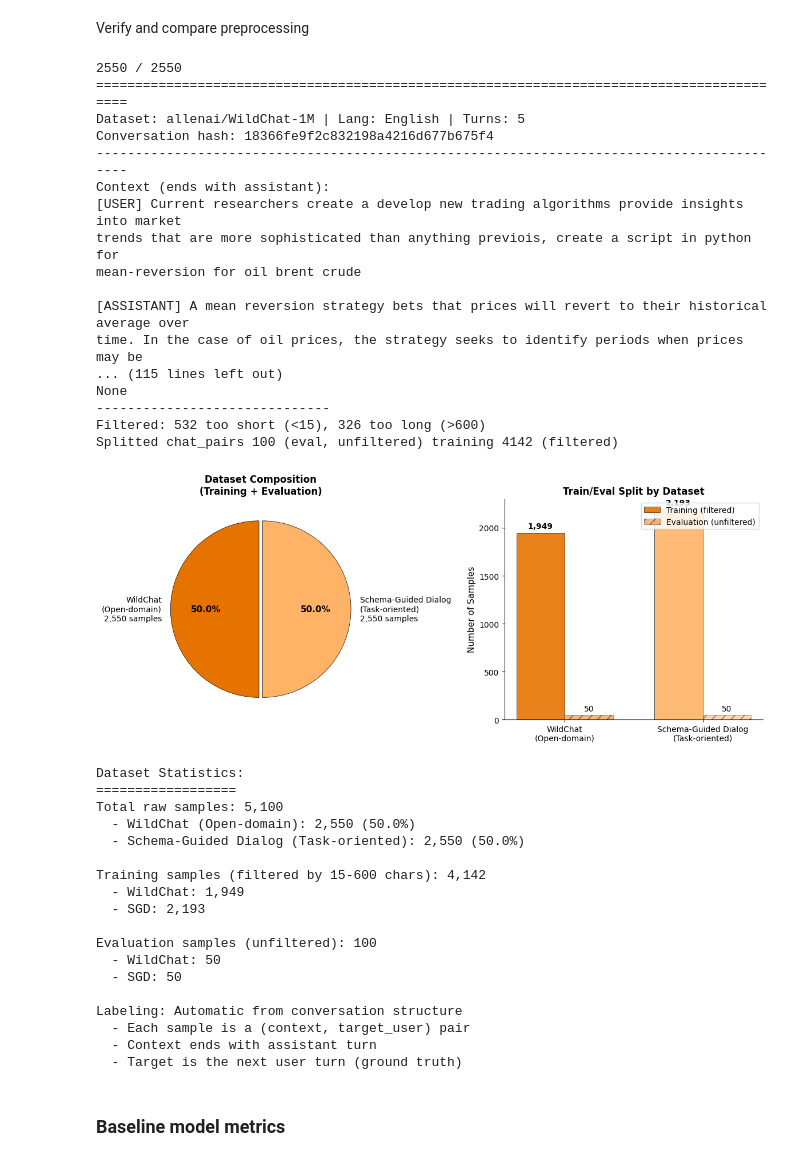
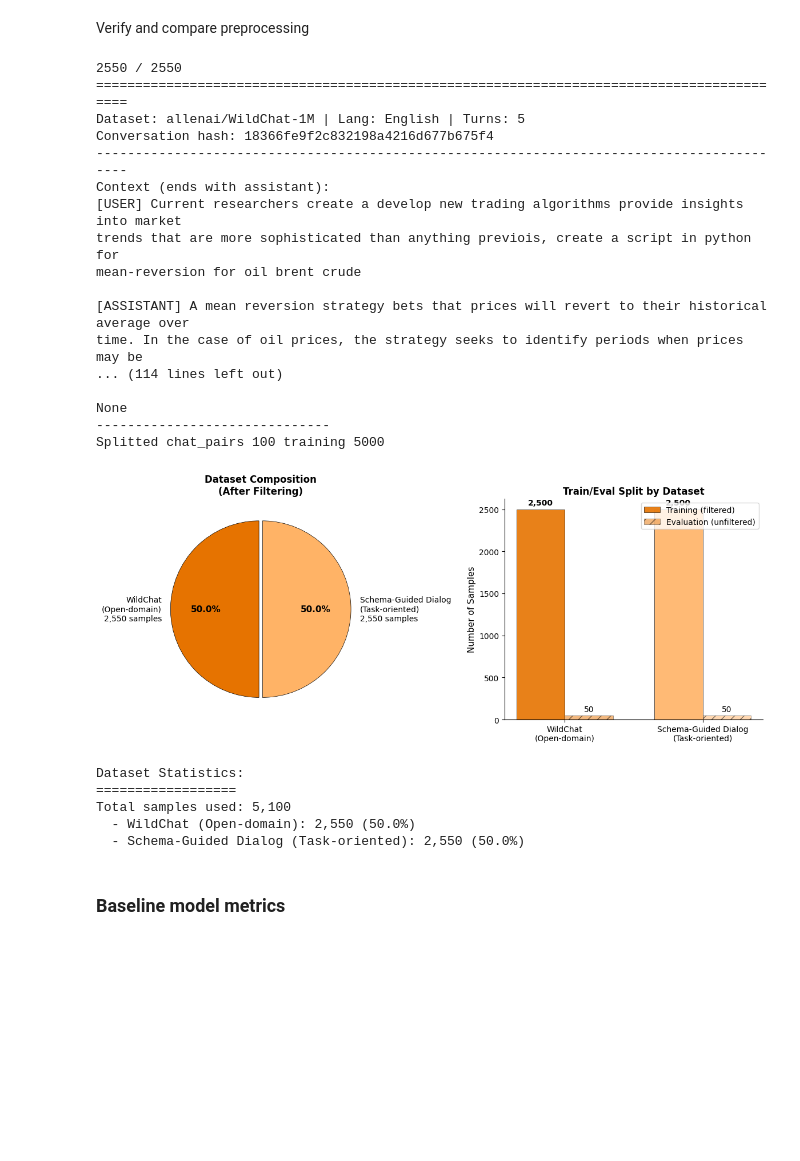
Before and after one commit to Prof-it/user_turn_lora, a Jupyter notebook: UserTurnLoRA.ipynb, the cells around one changed output. Saved outputs shown, nothing was run; the diff lists cells and outputs as text; code cells hidden in the pictures; blank space fills up the shorter version.

```diff
--- a/UserTurnLoRA.ipynb
+++ b/UserTurnLoRA.ipynb
@@ -130,7 +147,7 @@ def extract_pairs(pairs):
 Load and process the WildChat-1M and Schema-Guided Dialogue datasets, extracting assistant/system to user turn pairs and filtering invalid turns.
 # %%
 # Load 1% and process WildChat-1M dataset
-wildchat_dataset = load_dataset("allenai/WildChat-1M", split="train[:10%]")
+wildchat_dataset = load_dataset("allenai/WildChat-1M", split="train[:15%]")
 
 print(f"""
 Items loaded {len(wildchat_dataset)}
@@ -238,7 +255,7 @@ for i, conversation in enumerate(wildchat_dataset):
             wildchat_processed_pairs.append(processed_example)
 # %%
 # Load 1% and process GEM/schema_guided_dialog
-sgd_dataset = load_dataset("GEM/schema_guided_dialog", split="train[:15%]", revision="refs/convert/parquet")
+sgd_dataset = load_dataset("GEM/schema_guided_dialog", split="train[:25%]", revision="refs/convert/parquet")
 
 print(f"""
 Items loaded {len(sgd_dataset)}
@@ -374,32 +391,9 @@ print("-"*30)
 
 # Split into eval (chat_pairs) and training sets
 chat_pairs = processed_pairs[:NUM_CONVS_TO_PROCESS]
-training_pairs_raw = processed_pairs[NUM_CONVS_TO_PROCESS:TOTAL_CONVS]
+training_pairs = processed_pairs[NUM_CONVS_TO_PROCESS:TOTAL_CONVS]
 
-# Apply char length filtering to training data only (eval stays untouched/realistic)
-MIN_TARGET_CHARS = 15
-MAX_TARGET_CHARS = 600
-
-def filter_by_target_length(pairs, min_chars, max_chars):
-    """Filter pairs by target_user character length. Returns filtered list and stats."""
-    filtered = []
-    filtered_short = 0
-    filtered_long = 0
-    for ex in pairs:
-        tgt = (ex.get("target_user") or "").strip()
-        if len(tgt) < min_chars:
-            filtered_short += 1
-            continue
-        if len(tgt) > max_chars:
-            filtered_long += 1
-            continue
-        filtered.append(ex)
-    print(f"Filtered: {filtered_short} too short (<{min_chars}), {filtered_long} too long (>{max_chars})")
-    return filtered
-
-training_pairs = filter_by_target_length(training_pairs_raw, MIN_TARGET_CHARS, MAX_TARGET_CHARS)
-
-print(f"Splitted chat_pairs {len(chat_pairs)} (eval, unfiltered) training {len(training_pairs)} (filtered)")
+print(f"Splitted chat_pairs {len(chat_pairs)} training {len(training_pairs)}")
 # %% [output]
 2550 / 2550
 ==========================================================================================
@@ -413,11 +407,11 @@ mean-reversion for oil brent crude
 
 [ASSISTANT] A mean reversion strategy bets that prices will revert to their historical average over
 time. In the case of oil prices, the strategy seeks to identify periods when prices may be
-... (115 lines left out)
+... (114 lines left out)
+
 None
 ------------------------------
-Filtered: 532 too short (<15), 326 too long (>600)
-Splitted chat_pairs 100 (eval, unfiltered) training 4142 (filtered)
+Splitted chat_pairs 100 training 5000
 # %%
 ### Dataset Composition Visualization
 # Visualize the dataset split between WildChat (Open-domain) and Schema-Guided Dialog (Task-oriented)
@@ -493,60 +487,39 @@ for bar in bars1:
                 xytext=(0, 3), textcoords="offset points",
                 ha='center', va='bottom', fontsize=10, fontweight='bold')
 
 for bar in bars2:
     height = bar.get_height()
     ax2.annotate(f'{int(height):,}',
                 xy=(bar.get_x() + bar.get_width() / 2, height),
                 xytext=(0, 3), textcoords="offset points",
                 ha='center', va='bottom', fontsize=10)
 
 ax2.set_ylabel('Number of Samples', fontsize=11)
 ax2.set_xticks(x)
 ax2.set_xticklabels(['WildChat\n(Open-domain)', 'Schema-Guided Dialog\n(Task-oriented)'], fontsize=10)
 ax2.legend(loc='upper right', fontsize=10)
 ax2.spines['top'].set_visible(False)
 ax2.spines['right'].set_visible(False)
 ax2.set_title("Train/Eval Split by Dataset", fontsize=12, fontweight='bold')
 
 plt.tight_layout()
 plt.savefig("dataset_composition.png", dpi=150, bbox_inches='tight', facecolor='white')
 plt.show()
 
 print(f"""
 Dataset Statistics:
 ==================
 Total samples used: {total_used:,}
   - WildChat (Open-domain): {total_wildchat:,} ({total_wildchat/total_used*100:.1f}%)
   - Schema-Guided Dialog (Task-oriented): {total_sgd:,} ({total_sgd/total_used*100:.1f}%)
-
-Training samples (filtered by {MIN_TARGET_CHARS}-{MAX_TARGET_CHARS} chars): {train_wildchat + train_sgd:,}
-  - WildChat: {train_wildchat:,}
-  - SGD: {train_sgd:,}
-
-Evaluation samples (unfiltered): {eval_wildchat + eval_sgd:,}
-  - WildChat: {eval_wildchat:,}
-  - SGD: {eval_sgd:,}
 """)
 # %% [output]
-[figure, old version]
+[figure, new version]
 Dataset Statistics:
 ==================
-Total raw samples: 5,100
+Total samples used: 5,100
   - WildChat (Open-domain): 2,550 (50.0%)
   - Schema-Guided Dialog (Task-oriented): 2,550 (50.0%)
-
-Training samples (filtered by 15-600 chars): 4,142
-  - WildChat: 1,949
-  - SGD: 2,193
-
-Evaluation samples (unfiltered): 100
-  - WildChat: 50
-  - SGD: 50
-
-Labeling: Automatic from conversation structure
-  - Each sample is a (context, target_user) pair
-  - Context ends with assistant turn
-  - Target is the next user turn (ground truth)
 # %% [markdown]
 ### Baseline model metrics
 # %%
```
Also changed, not shown: parts of 15 cells of this notebook, 16 other files.
